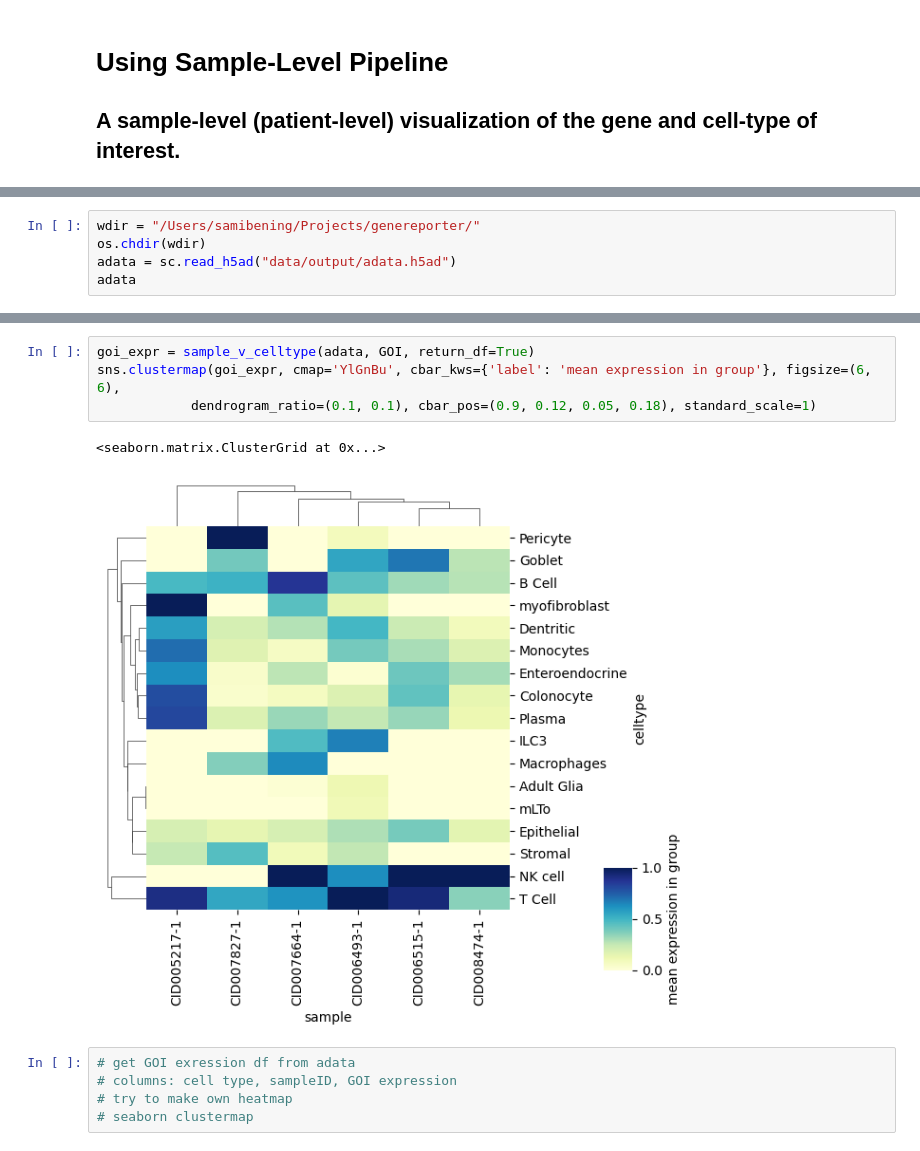
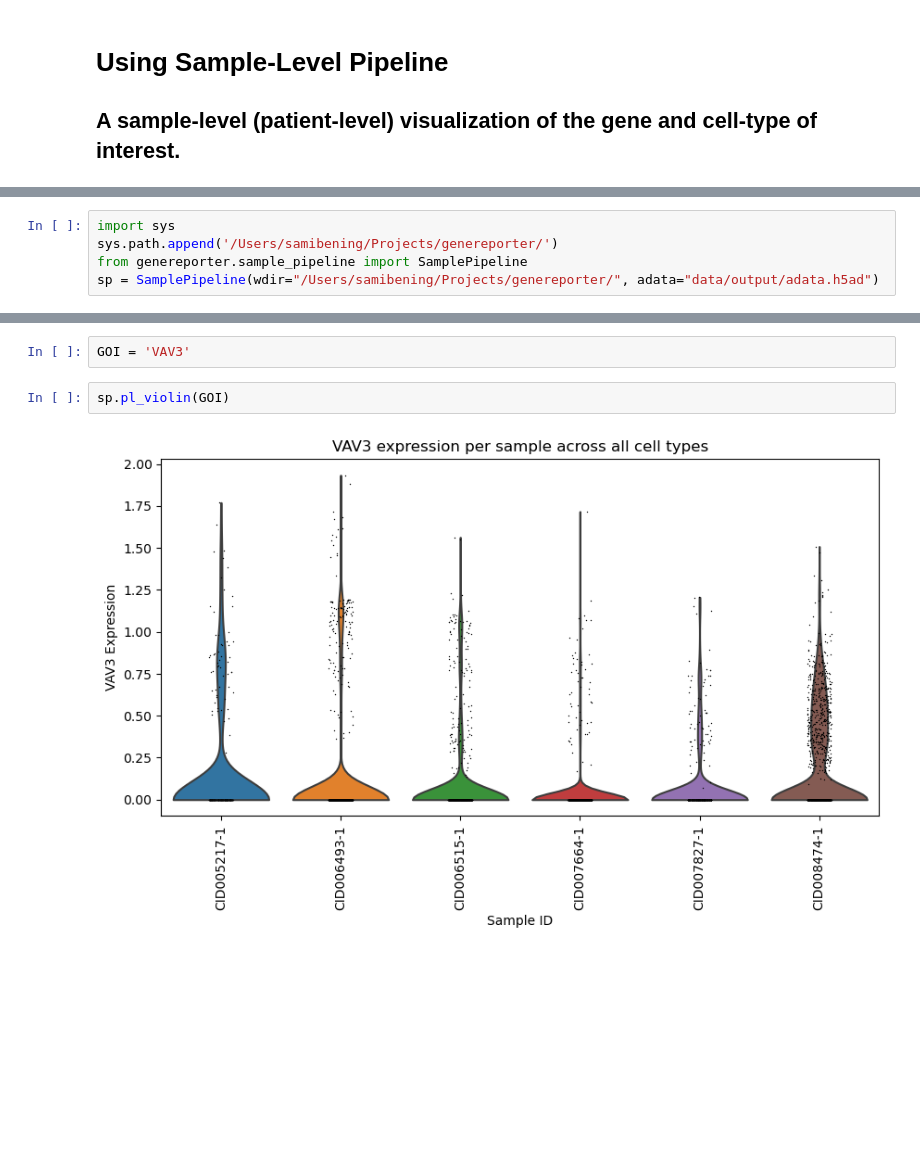
Before and after one commit to chickaroo/genereporter, a Jupyter notebook: src/sample_pipeline.ipynb, the cells around one changed output, grey strips where cells are left out. Cells and saved outputs as stored; diff of their text form; blank space fills up the shorter version.

Commit message:
finish samplepipeline and docs

```diff
--- a/src/sample_pipeline.ipynb
+++ b/src/sample_pipeline.ipynb
@@ -15,5 +5,5 @@ GOI = 'CASP8'
 # %%
-wdir = "/Users/samibening/Projects/genereporter/"
-os.chdir(wdir)
-adata = sc.read_h5ad("data/output/adata.h5ad")
-adata
+import sys
+sys.path.append('/Users/samibening/Projects/genereporter/')
+from genereporter.sample_pipeline import SamplePipeline
+sp = SamplePipeline(wdir="/Users/samibening/Projects/genereporter/", adata="data/output/adata.h5ad")
@@ -62,12 +10,6 @@ sample_v_celltype(adata, GOI, scaled=True)
-# %%
-goi_expr = sample_v_celltype(adata, GOI, return_df=True)
-sns.clustermap(goi_expr, cmap='YlGnBu', cbar_kws={'label': 'mean expression in group'}, figsize=(6, 6),
-            dendrogram_ratio=(0.1, 0.1), cbar_pos=(0.9, 0.12, 0.05, 0.18), standard_scale=1)
-# %% [output]
-<seaborn.matrix.ClusterGrid at 0x...>
-[figure, removed]
-# %%
-# get GOI exression df from adata
-# columns: cell type, sampleID, GOI expression
-# try to make own heatmap
-# seaborn clustermap
+# %%
+GOI = 'VAV3'
+# %%
+sp.pl_violin(GOI)
+# %% [output]
+[figure, added]
```
Also changed, not shown: parts of 6 cells of this notebook, 30 other files.
